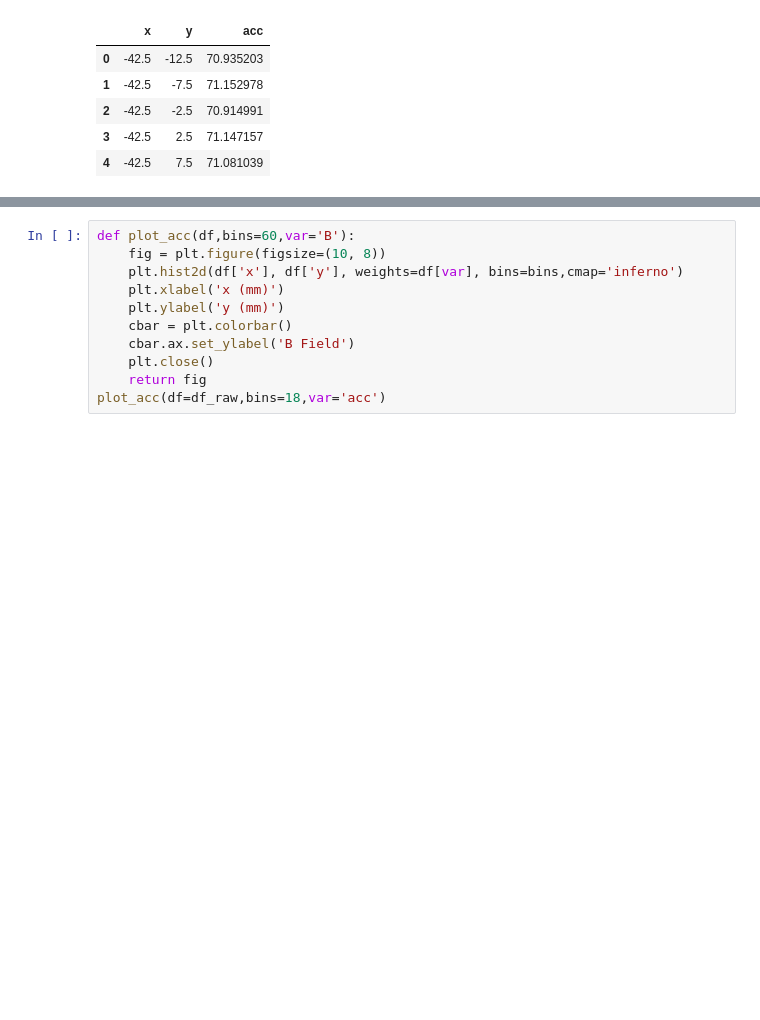
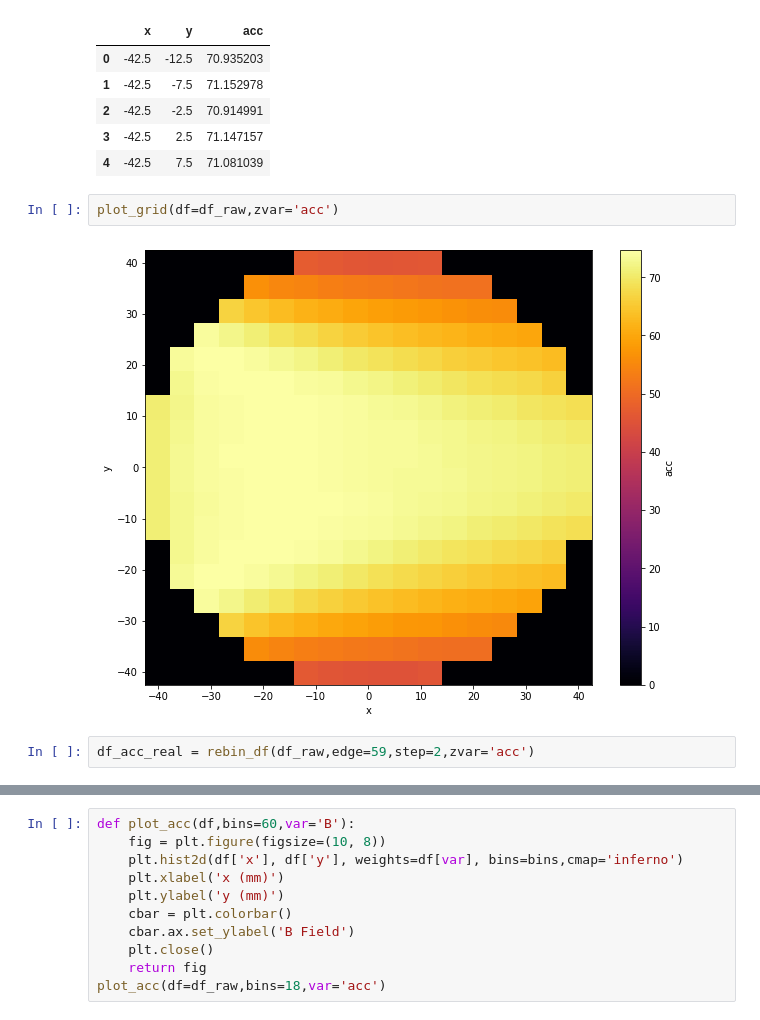
Before and after one commit to jasonbono/muon-field-averaging, a Jupyter notebook: acceptance_functions/apply_acceptance_function_demo.ipynb, the cells around one changed output, grey strips where cells are left out. Saved outputs shown, nothing was run; the diff lists cells and outputs as text; blank space fills up the shorter version.

Commit message:
finished rebinner, applied to to the acceptance functions and studied the effect. started writing general grid tools to be used for field/beam/acc etc

```diff
--- a/acceptance_functions/apply_acceptance_function_demo.ipynb
+++ b/acceptance_functions/apply_acceptance_function_demo.ipynb
@@ -92,3 +93,9 @@ df_raw.head()
 | 2 | -42.5 | -2.5 | 70.914991 |
 | 3 | -42.5 | 2.5 | 71.147157 |
 | 4 | -42.5 | 7.5 | 71.081039 |
+# %%
+plot_grid(df=df_raw,zvar='acc')
+# %% [output]
+[figure, added]
+# %%
+df_acc_real = rebin_df(df_raw,edge=59,step=2,zvar='acc')
```
Also changed, not shown: parts of 15 cells of this notebook, 1 other file.
